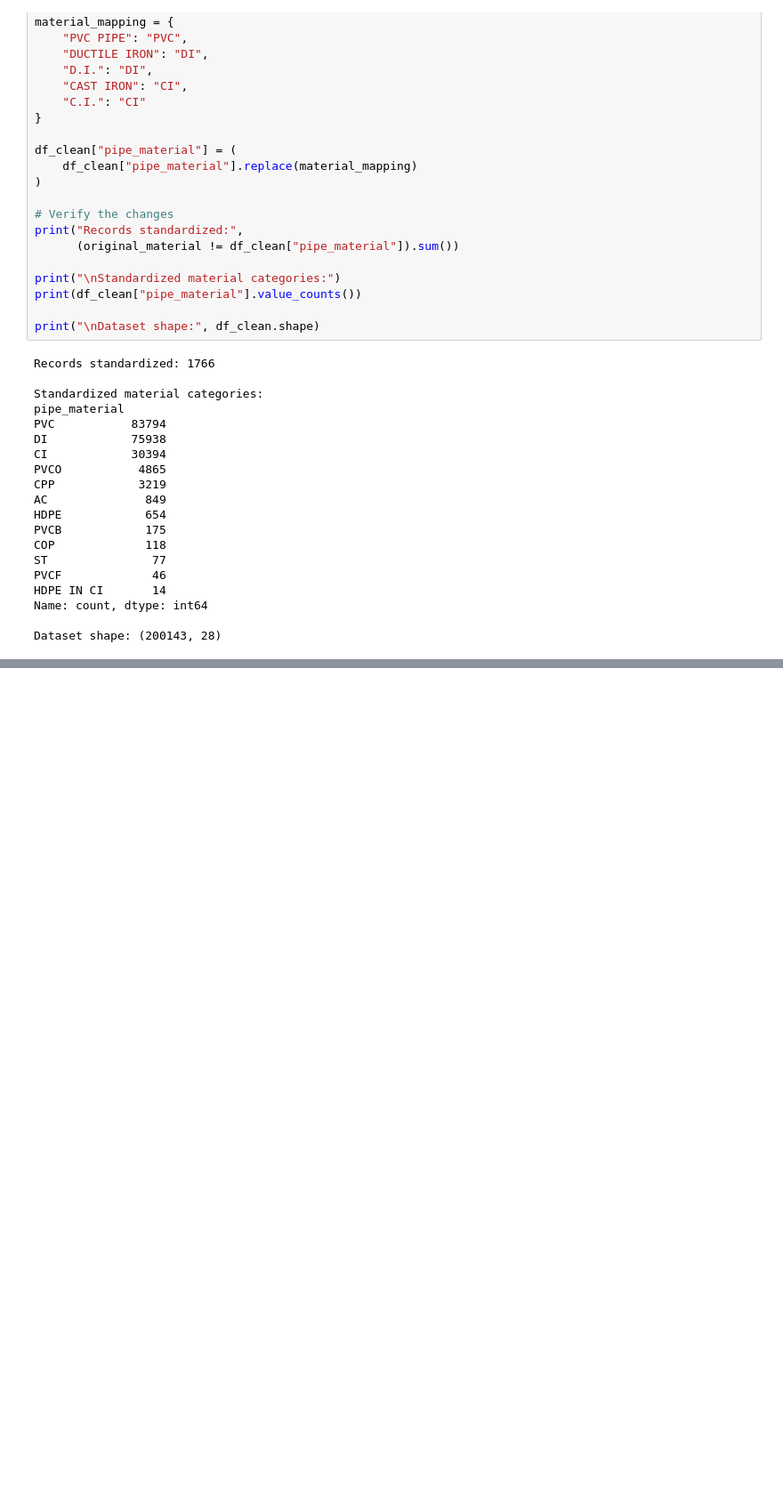
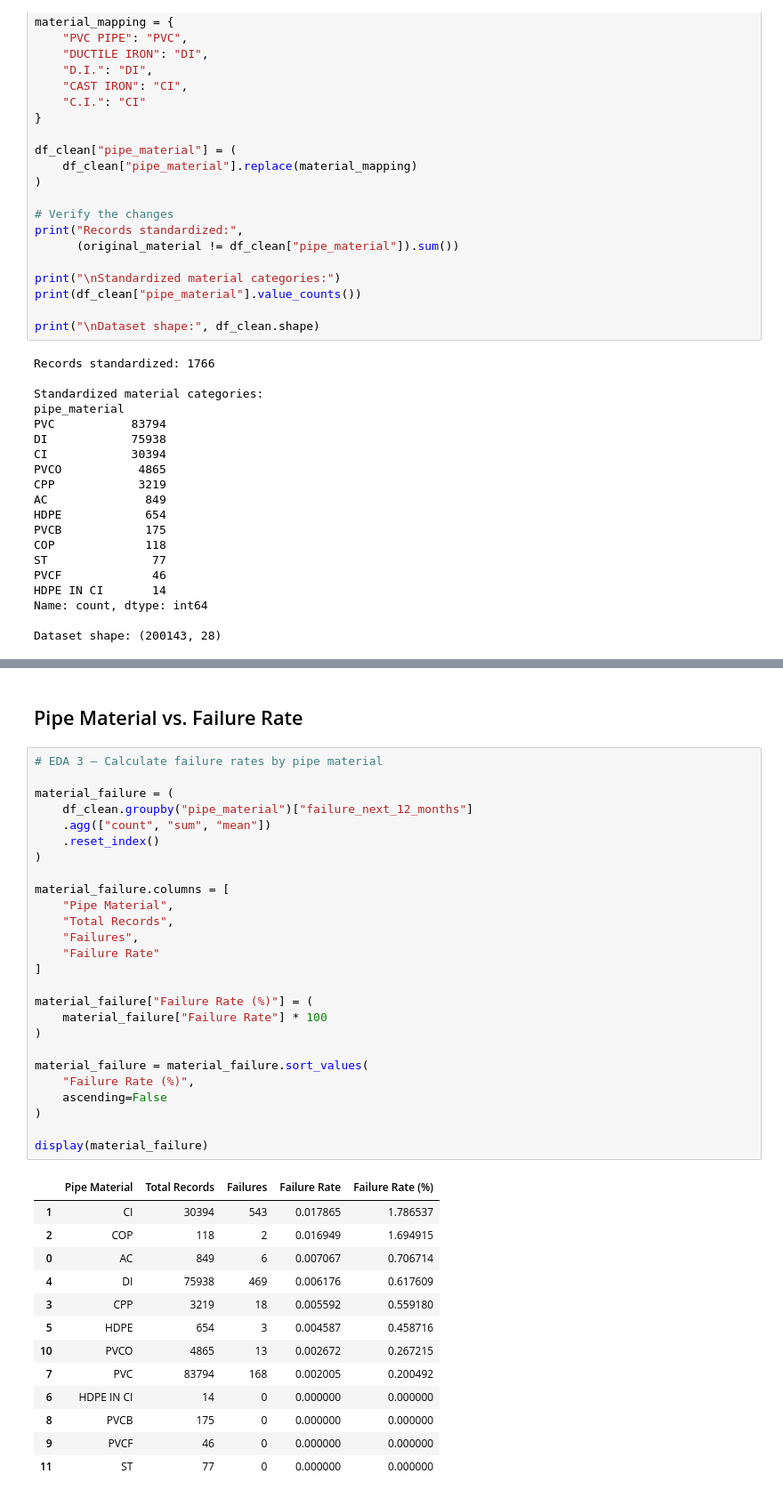
Before and after one commit to ShaimaaAlali8/PipeGuard-AI, a Jupyter notebook: PipeGuard_AI_Project.ipynb, the cells around one changed output, grey strips where cells are left out. Shown at 89% size. Saved outputs shown, nothing was run; the diff lists cells and outputs as text; blank space fills up the shorter version.

```diff
--- a/PipeGuard_AI_Project.ipynb
+++ b/PipeGuard_AI_Project.ipynb
@@ -370,0 +458,42 @@ Dataset shape: (200143, 28)
+# %% [markdown]
+## Pipe Material vs. Failure Rate
+# %%
+# EDA 3 — Calculate failure rates by pipe material
+
+material_failure = (
+    df_clean.groupby("pipe_material")["failure_next_12_months"]
+    .agg(["count", "sum", "mean"])
+    .reset_index()
+)
+
+material_failure.columns = [
+    "Pipe Material",
+    "Total Records",
+    "Failures",
+    "Failure Rate"
+]
+
+material_failure["Failure Rate (%)"] = (
+    material_failure["Failure Rate"] * 100
+)
+
+material_failure = material_failure.sort_values(
+    "Failure Rate (%)",
+    ascending=False
+)
+
+display(material_failure)
+# %% [output]
+|  | Pipe Material | Total Records | Failures | Failure Rate | Failure Rate (%) |
+| 1 | CI | 30394 | 543 | 0.017865 | 1.786537 |
+| 2 | COP | 118 | 2 | 0.016949 | 1.694915 |
+| 0 | AC | 849 | 6 | 0.007067 | 0.706714 |
+| 4 | DI | 75938 | 469 | 0.006176 | 0.617609 |
+| 3 | CPP | 3219 | 18 | 0.005592 | 0.559180 |
+| 5 | HDPE | 654 | 3 | 0.004587 | 0.458716 |
+| 10 | PVCO | 4865 | 13 | 0.002672 | 0.267215 |
+| 7 | PVC | 83794 | 168 | 0.002005 | 0.200492 |
+| 6 | HDPE IN CI | 14 | 0 | 0.000000 | 0.000000 |
+| 8 | PVCB | 175 | 0 | 0.000000 | 0.000000 |
+| 9 | PVCF | 46 | 0 | 0.000000 | 0.000000 |
+| 11 | ST | 77 | 0 | 0.000000 | 0.000000 |
```
Also changed, not shown: parts of 6 cells of this notebook.
